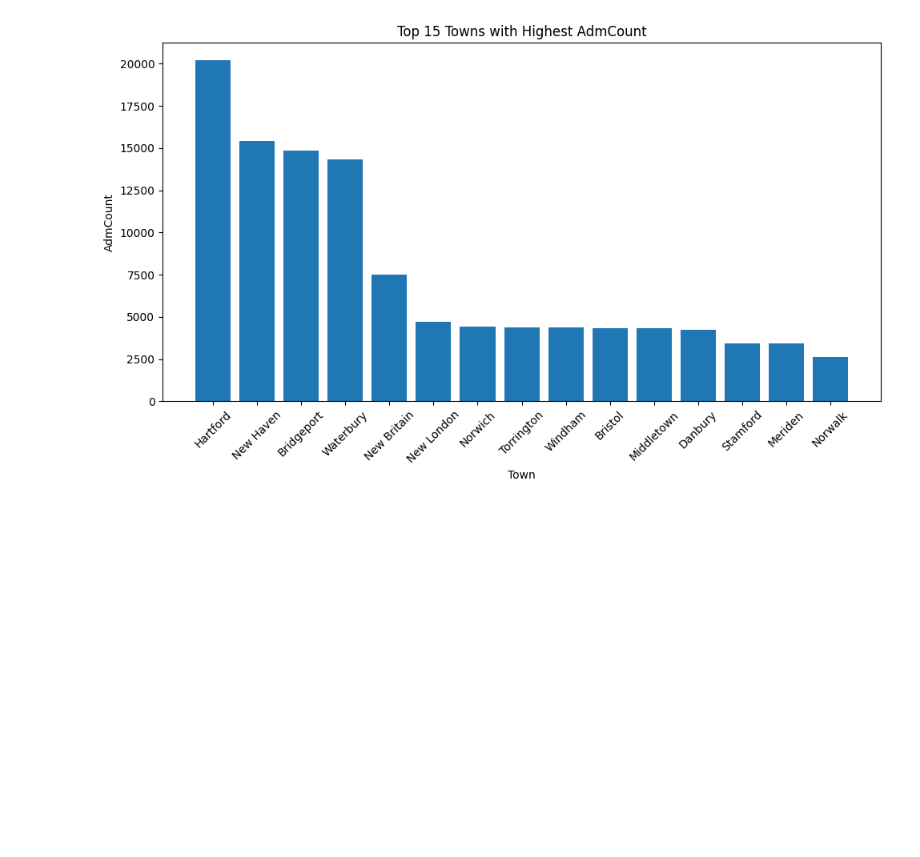
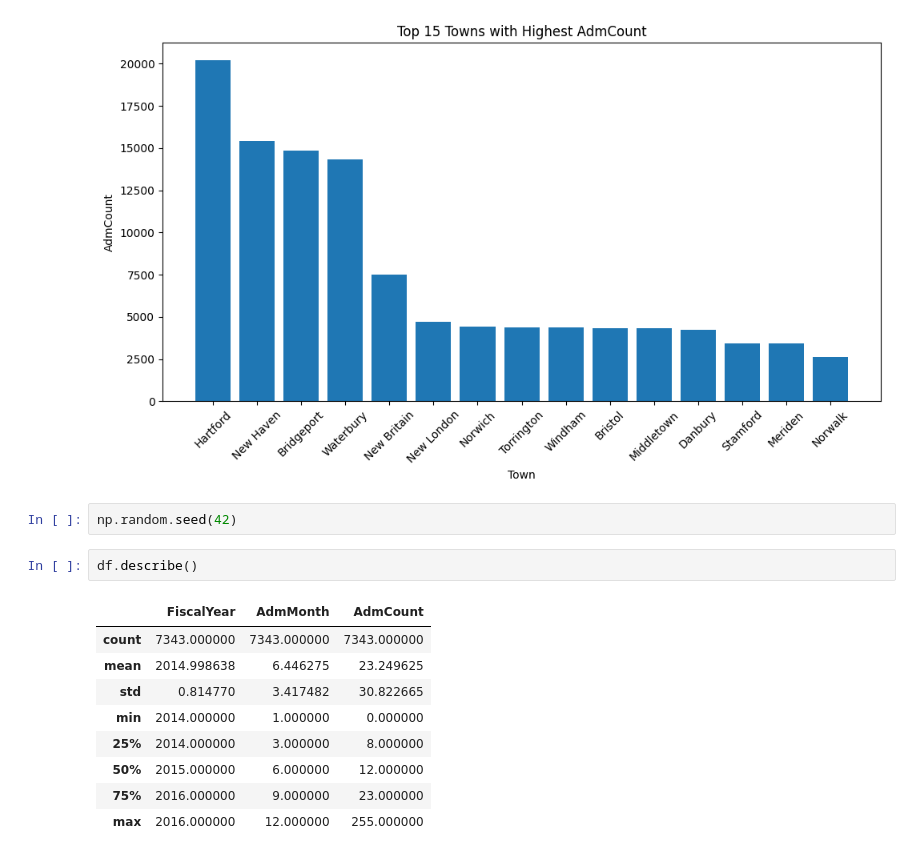
Before and after one commit to s4rdar/Drug-use-cases-in-USA-2014-2016, a Jupyter notebook: Analysis.ipynb, the cells around one changed output. Cells and saved outputs as stored; diff of their text form; blank space fills up the shorter version.

```diff
--- a/Analysis.ipynb
+++ b/Analysis.ipynb
@@ -124,3 +126,17 @@ plt.tight_layout()
 plt.show()
 # %% [output]
 [figure]
+# %%
+np.random.seed(42)
+# %%
+df.describe()
+# %% [output]
+|  | FiscalYear | AdmMonth | AdmCount |
+| count | 7343.000000 | 7343.000000 | 7343.000000 |
+| mean | 2014.998638 | 6.446275 | 23.249625 |
+| std | 0.814770 | 3.417482 | 30.822665 |
+| min | 2014.000000 | 1.000000 | 0.000000 |
+| 25% | 2014.000000 | 3.000000 | 8.000000 |
+| 50% | 2015.000000 | 6.000000 | 12.000000 |
+| 75% | 2016.000000 | 9.000000 | 23.000000 |
+| max | 2016.000000 | 12.000000 | 255.000000 |
```
Also changed, not shown: parts of 2 cells of this notebook.
